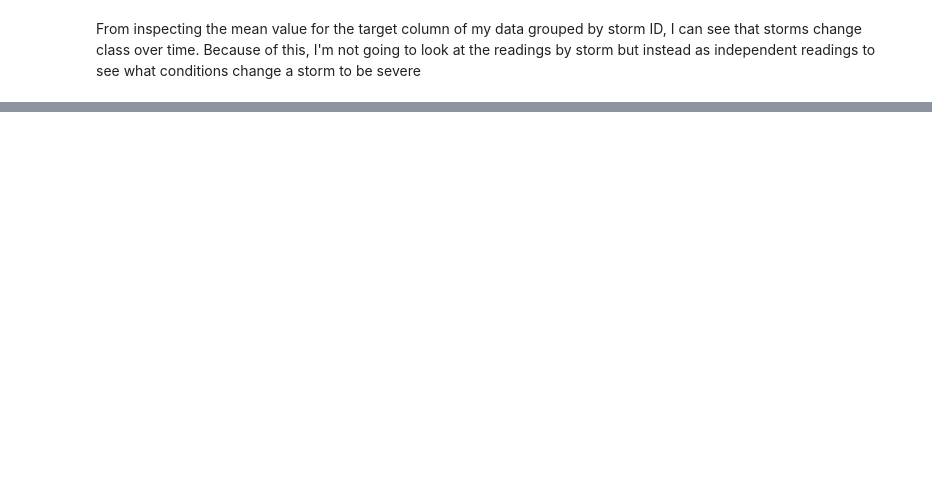
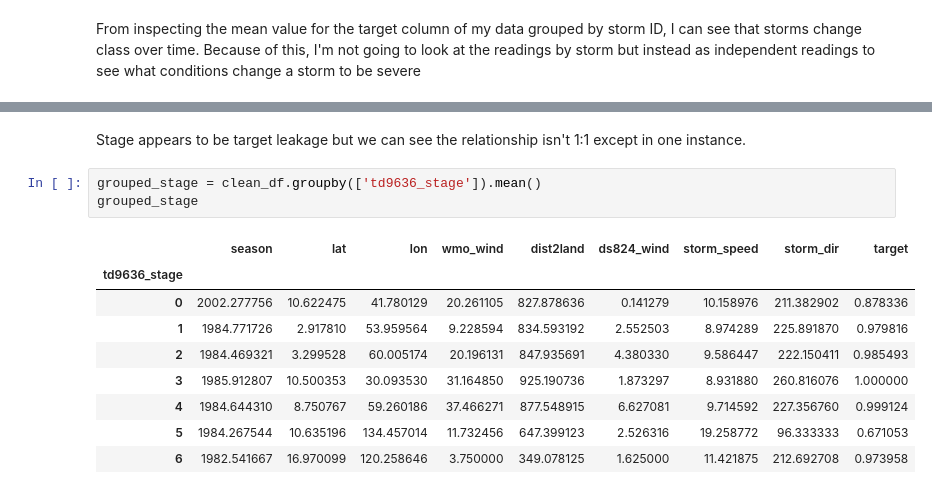
Before and after one commit to christisarv/tropical-storm-classification-project, a Jupyter notebook: Data Exploration; Tropical Storm Classification.ipynb, the cells around one changed output, grey strips where cells are left out. Saved outputs shown, nothing was run; the diff lists cells and outputs as text; blank space fills up the shorter version.

```diff
--- a/Data Exploration; Tropical Storm Classification.ipynb
+++ b/Data Exploration; Tropical Storm Classification.ipynb
@@ -165,0 +233,15 @@ clean_df.loc[clean_df['sid'] == '2020307N12250']
+# %% [markdown]
+Stage appears to be target leakage but we can see the relationship isn't 1:1 except in one instance.
+# %%
+grouped_stage = clean_df.groupby(['td9636_stage']).mean()
+grouped_stage
+# %% [output]
+|  | season | lat | lon | wmo_wind | dist2land | ds824_wind | storm_speed | storm_dir | target |
+| td9636_stage |  |  |  |  |  |  |  |  |  |
+| 0 | 2002.277756 | 10.622475 | 41.780129 | 20.261105 | 827.878636 | 0.141279 | 10.158976 | 211.382902 | 0.878336 |
+| 1 | 1984.771726 | 2.917810 | 53.959564 | 9.228594 | 834.593192 | 2.552503 | 8.974289 | 225.891870 | 0.979816 |
+| 2 | 1984.469321 | 3.299528 | 60.005174 | 20.196131 | 847.935691 | 4.380330 | 9.586447 | 222.150411 | 0.985493 |
+| 3 | 1985.912807 | 10.500353 | 30.093530 | 31.164850 | 925.190736 | 1.873297 | 8.931880 | 260.816076 | 1.000000 |
+| 4 | 1984.644310 | 8.750767 | 59.260186 | 37.466271 | 877.548915 | 6.627081 | 9.714592 | 227.356760 | 0.999124 |
+| 5 | 1984.267544 | 10.635196 | 134.457014 | 11.732456 | 647.399123 | 2.526316 | 19.258772 | 96.333333 | 0.671053 |
+| 6 | 1982.541667 | 16.970099 | 120.258646 | 3.750000 | 349.078125 | 1.625000 | 11.421875 | 212.692708 | 0.973958 |
```
Also changed, not shown: parts of 40 cells of this notebook.
